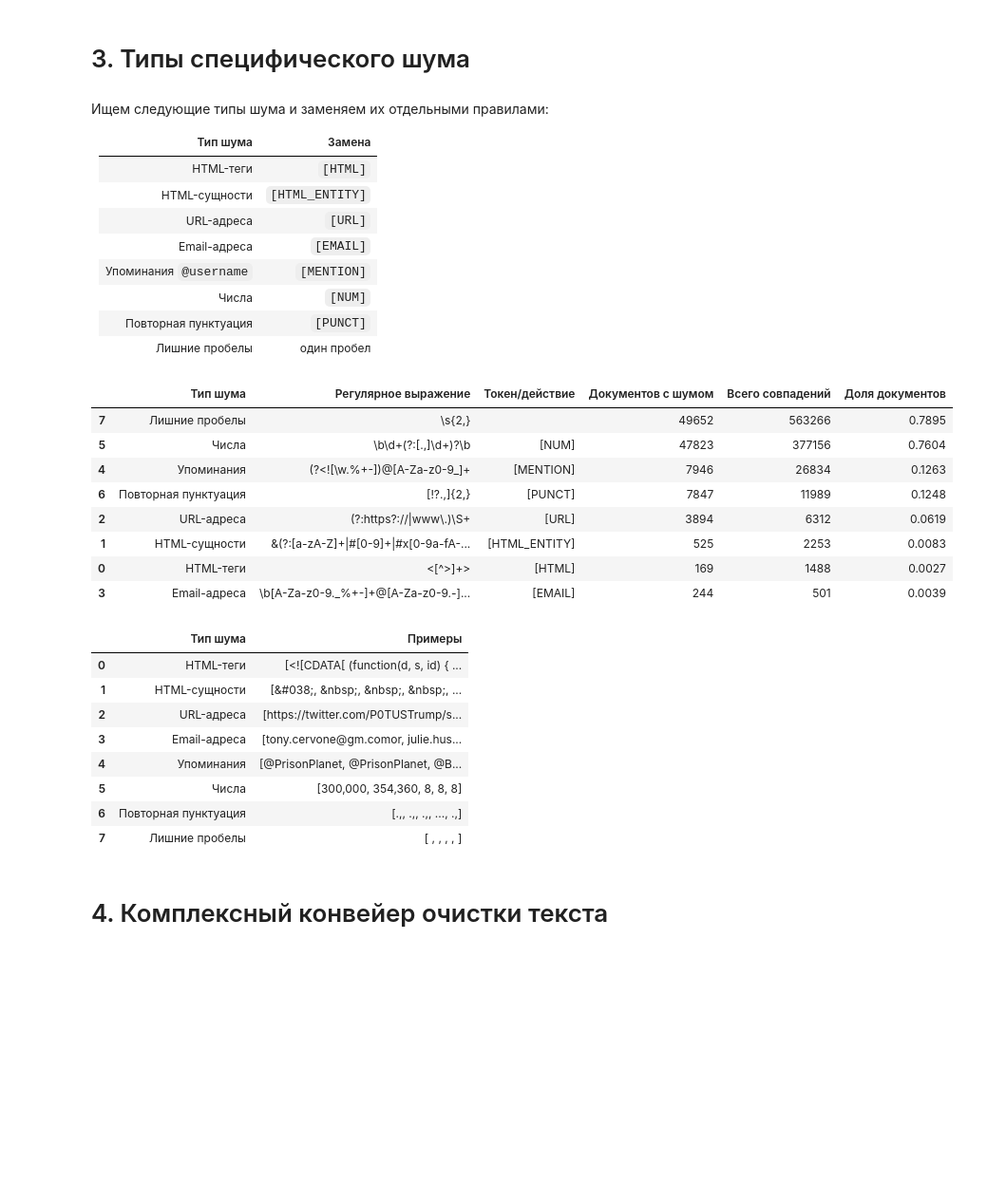
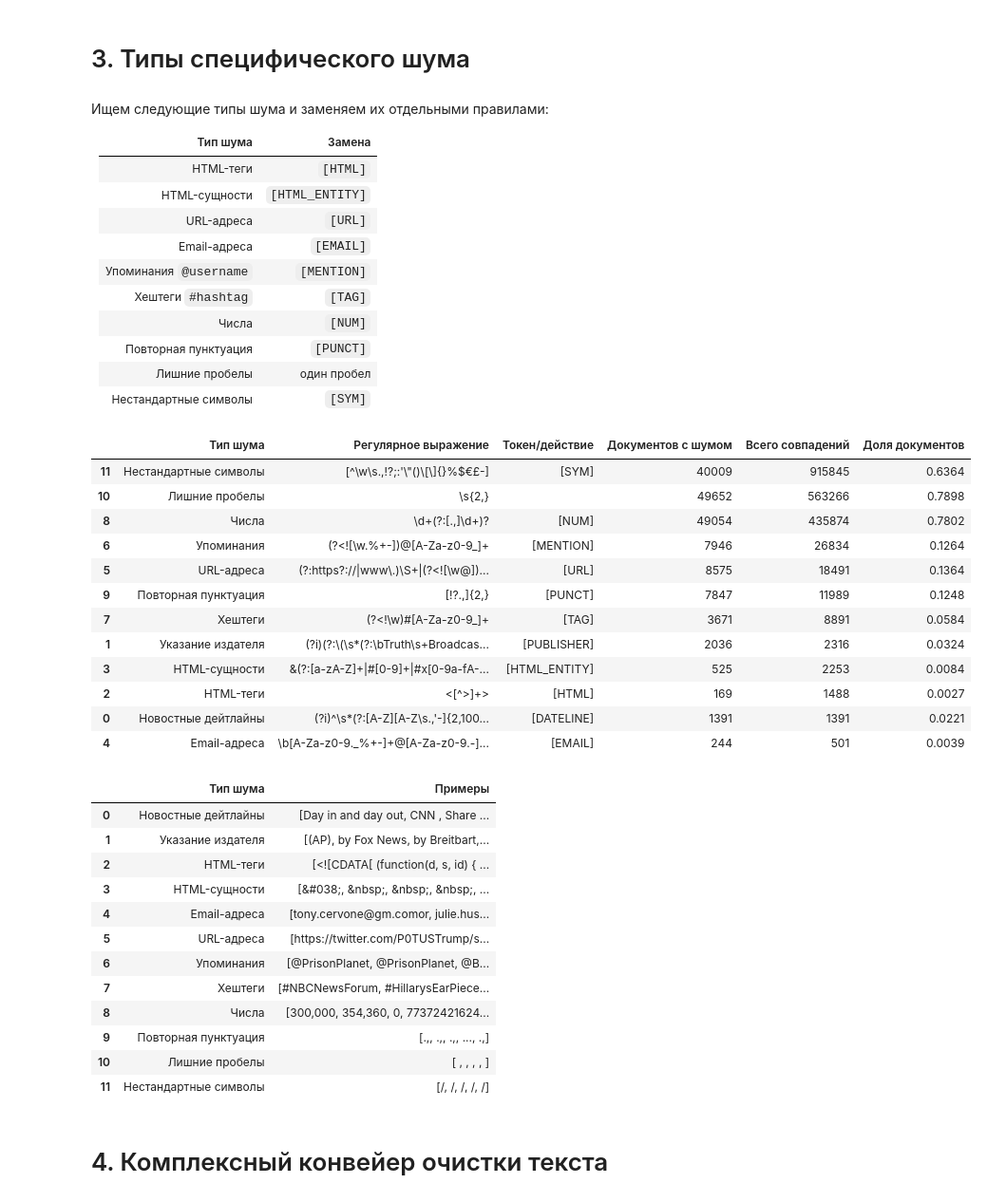
Before and after one commit to EgorChernov5/ITMO_SECS_TEXT_ANALYSIS_2026, a Jupyter notebook: Решения/lab1.ipynb, the cells around one changed output. Shown at 95% size. Cells and saved outputs as stored; diff of their text form; code cells hidden in the pictures; blank space fills up the shorter version.

```diff
--- a/Решения/lab1.ipynb
+++ b/Решения/lab1.ipynb
@@ -106,0 +125,12 @@ print("Средняя длина символов:", chars_count.mean())
+# %%
+# Удаляем пустые значения
+processed_train_df = train_df.dropna()
+
+# Пересчитываем метрики
+docs_count = len(processed_train_df)
+words_count = processed_train_df["text"].str.split().str.len()
+chars_count = processed_train_df["text"].str.len()
+
+print("Число документов:", docs_count)
+print("Средняя длина текстов:", words_count.mean())
+print("Средняя длина символов:", chars_count.mean())
@@ -147,6 +181,8 @@ plt.show()
 | URL-адреса | `[URL]` |
 | Email-адреса | `[EMAIL]` |
 | Упоминания `@username` | `[MENTION]` |
+| Хештеги `#hashtag` | `[TAG]` |
 | Числа | `[NUM]` |
 | Повторная пунктуация | `[PUNCT]` |
 | Лишние пробелы | один пробел |
+| Нестандартные символы | `[SYM]` |
@@ -154,76 +259,88 @@ plt.show()
 # Описываем типы шума и будущие правила замены для конвейера очистки
 noise_rules_df = pd.DataFrame(
     [
+        ("Новостные дейтлайны", DATELINE_COMBINED_REGEX, "[DATELINE]"),
+        ("Указание издателя", PUBLISHER_CONTEXT_REGEX, "[PUBLISHER]"),
         ("HTML-теги", r"<[^>]+>", "[HTML]"),
         ("HTML-сущности", r"&(?:[a-zA-Z]+|#[0-9]+|#x[0-9a-fA-F]+);", "[HTML_ENTITY]"),
-        ("URL-адреса", r"(?:https?://|www\.)\S+", "[URL]"),
         (
             "Email-адреса",
             r"\b[A-Za-z0-9._%+-]+@[A-Za-z0-9.-]+\.[A-Za-z]{2,}\b",
             "[EMAIL]",
         ),
+        (
+            "URL-адреса",
+            r"(?:https?://|www\.)\S+|(?<![\w@])(?:[A-Za-z0-9-]+\.)+[a-z]{2,63}(?:/[^\s]*)?",
+            "[URL]",
+        ),
         ("Упоминания", r"(?<![\w.%+-])@[A-Za-z0-9_]+", "[MENTION]"),
-        ("Числа", r"\b\d+(?:[.,]\d+)?\b", "[NUM]"),
+        ("Хештеги", r"(?<!\w)#[A-Za-z0-9_]+", "[TAG]"),
+        ("Числа", r"\d+(?:[.,]\d+)?", "[NUM]"),
         ("Повторная пунктуация", r"[!?.,]{2,}", "[PUNCT]"),
         ("Лишние пробелы", r"\s{2,}", " "),
-        # ("Нестандартные символы", r"[^\w\s.,!?;:'\"()\[\]{}%$€£-]", "[SYM]"),
+        ("Нестандартные символы", r"[^\w\s.,!?;:'\"()\[\]{}%$€£-]", "[SYM]"),
     ],
     columns=["Тип шума", "Регулярное выражение", "Токен/действие"],
 )
 
-# Готовим текстовую колонку для регулярных выражений
-text_sr = train_df["text"].fillna("").astype(str)
-
 # Считаем, сколько документов и совпадений затрагивает каждый тип шума
 noise_report_df = noise_rules_df.copy()
 noise_report_df["Документов с шумом"] = [
-    sum(bool(re.search(pattern, text)) for text in text_sr)
+    sum(bool(re.search(pattern, text)) for text in processed_train_df["text"])
     for pattern in noise_rules_df["Регулярное выражение"]
 ]
 noise_report_df["Всего совпадений"] = [
-    sum(len(re.findall(pattern, text)) for text in text_sr)
+    sum(len(re.findall(pattern, text)) for text in processed_train_df["text"])
     for pattern in noise_rules_df["Регулярное выражение"]
 ]
 noise_report_df["Доля документов"] = (
-    noise_report_df["Документов с шумом"] / len(text_sr)
+    noise_report_df["Документов с шумом"] / len(processed_train_df["text"])
 ).round(4)
 
 # Показываем короткие примеры найденного шума для проверки паттернов
 noise_examples_df = pd.DataFrame(
     [
         (
             noise_type,
-            [found for text in text_sr for found in re.findall(pattern, text)][:5],
+            [found for text in processed_train_df["text"] for found in re.findall(pattern, text)][:5],
         )
         for noise_type, pattern in noise_rules_df[
             ["Тип шума", "Регулярное выражение"]
         ].itertuples(index=False)
     ],
     columns=["Тип шума", "Примеры"],
 )
 
 # Выводим отчет по шуму, примеры и черновой preview будущего результата
 display(noise_report_df.sort_values("Всего совпадений", ascending=False))
 display(noise_examples_df)
 # %% [output]
 |  | Тип шума | Регулярное выражение | Токен/действие | Документов с шумом | Всего совпадений | Доля документов |
-| 7 | Лишние пробелы | \s{2,} |  | 49652 | 563266 | 0.7895 |
-| 5 | Числа | \b\d+(?:[.,]\d+)?\b | [NUM] | 47823 | 377156 | 0.7604 |
-| 4 | Упоминания | (?<![\w.%+-])@[A-Za-z0-9_]+ | [MENTION] | 7946 | 26834 | 0.1263 |
-| 6 | Повторная пунктуация | [!?.,]{2,} | [PUNCT] | 7847 | 11989 | 0.1248 |
-| 2 | URL-адреса | (?:https?://|www\.)\S+ | [URL] | 3894 | 6312 | 0.0619 |
-| 1 | HTML-сущности | &(?:[a-zA-Z]+|#[0-9]+|#x[0-9a-fA-... | [HTML_ENTITY] | 525 | 2253 | 0.0083 |
-| 0 | HTML-теги | <[^>]+> | [HTML] | 169 | 1488 | 0.0027 |
-| 3 | Email-адреса | \b[A-Za-z0-9._%+-]+@[A-Za-z0-9.-]... | [EMAIL] | 244 | 501 | 0.0039 |
+| 11 | Нестандартные символы | [^\w\s.,!?;:'\"()\[\]{}%$€£-] | [SYM] | 40009 | 915845 | 0.6364 |
+| 10 | Лишние пробелы | \s{2,} |  | 49652 | 563266 | 0.7898 |
+| 8 | Числа | \d+(?:[.,]\d+)? | [NUM] | 49054 | 435874 | 0.7802 |
+| 6 | Упоминания | (?<![\w.%+-])@[A-Za-z0-9_]+ | [MENTION] | 7946 | 26834 | 0.1264 |
+| 5 | URL-адреса | (?:https?://|www\.)\S+|(?<![\w@])... | [URL] | 8575 | 18491 | 0.1364 |
+| 9 | Повторная пунктуация | [!?.,]{2,} | [PUNCT] | 7847 | 11989 | 0.1248 |
+| 7 | Хештеги | (?<!\w)#[A-Za-z0-9_]+ | [TAG] | 3671 | 8891 | 0.0584 |
+| 1 | Указание издателя | (?i)(?:\(\s*(?:\bTruth\s+Broadcas... | [PUBLISHER] | 2036 | 2316 | 0.0324 |
+| 3 | HTML-сущности | &(?:[a-zA-Z]+|#[0-9]+|#x[0-9a-fA-... | [HTML_ENTITY] | 525 | 2253 | 0.0084 |
+| 2 | HTML-теги | <[^>]+> | [HTML] | 169 | 1488 | 0.0027 |
+| 0 | Новостные дейтлайны | (?i)^\s*(?:[A-Z][A-Z\s.,'-]{2,100... | [DATELINE] | 1391 | 1391 | 0.0221 |
+| 4 | Email-адреса | \b[A-Za-z0-9._%+-]+@[A-Za-z0-9.-]... | [EMAIL] | 244 | 501 | 0.0039 |
 |  | Тип шума | Примеры |
-| 0 | HTML-теги | [<![CDATA[ (function(d, s, id) { ... |
-| 1 | HTML-сущности | [&#038;, &nbsp;, &nbsp;, &nbsp;, ... |
-| 2 | URL-адреса | [https://twitter.com/P0TUSTrump/s... |
-| 3 | Email-адреса | [tony.cervone@gm.comor, julie.hus... |
-| 4 | Упоминания | [@PrisonPlanet, @PrisonPlanet, @B... |
-| 5 | Числа | [300,000, 354,360, 8, 8, 8] |
-| 6 | Повторная пунктуация | [.,, .,, .,, ..., .,] |
-| 7 | Лишние пробелы | [ , , , , ] |
+| 0 | Новостные дейтлайны | [Day in and day out, CNN , Share ... |
+| 1 | Указание издателя | [(AP), by Fox News, by Breitbart,... |
+| 2 | HTML-теги | [<![CDATA[ (function(d, s, id) { ... |
+| 3 | HTML-сущности | [&#038;, &nbsp;, &nbsp;, &nbsp;, ... |
+| 4 | Email-адреса | [tony.cervone@gm.comor, julie.hus... |
+| 5 | URL-адреса | [https://twitter.com/P0TUSTrump/s... |
+| 6 | Упоминания | [@PrisonPlanet, @PrisonPlanet, @B... |
+| 7 | Хештеги | [#NBCNewsForum, #HillarysEarPiece... |
+| 8 | Числа | [300,000, 354,360, 0, 77372421624... |
+| 9 | Повторная пунктуация | [.,, .,, .,, ..., .,] |
+| 10 | Лишние пробелы | [ , , , , ] |
+| 11 | Нестандартные символы | [/, /, /, /, /] |
 # %% [markdown]
 # 4. Комплексный конвейер очистки текста
 # %% [markdown]
```
Also changed, not shown: parts of 14 cells of this notebook.
